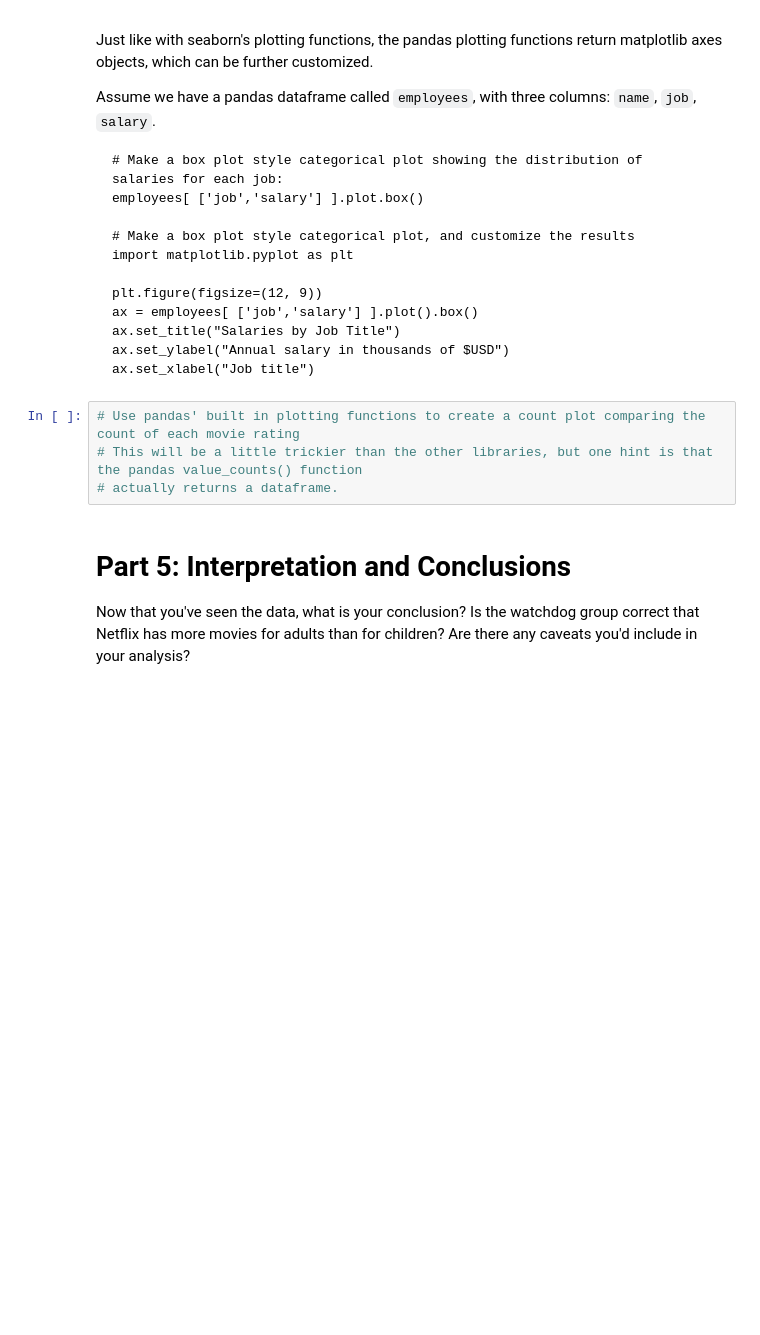
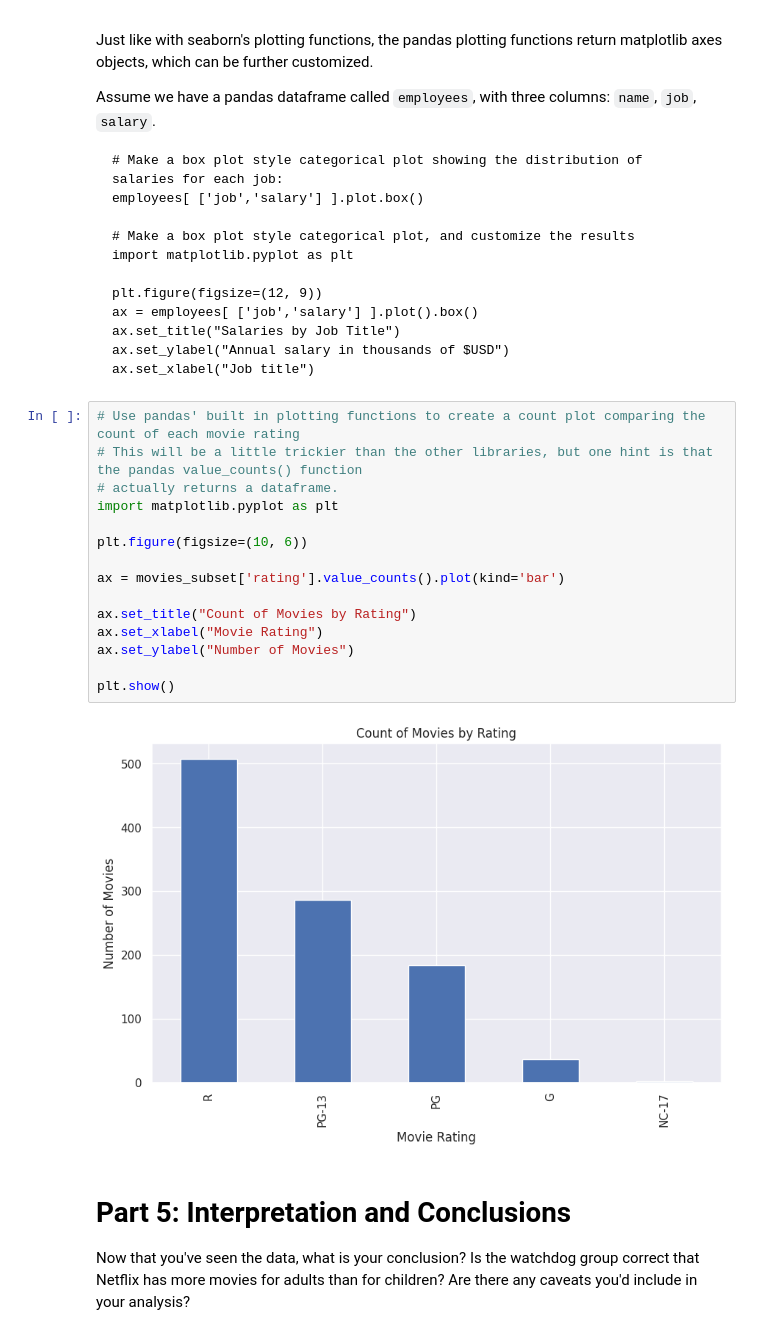
Before and after one commit to chengensung1219/machine-learning, a Jupyter notebook: notebooks/Exploration_01.ipynb, the cells around one changed output. Cells and saved outputs as stored; diff of their text form; blank space fills up the shorter version.

```diff
--- a/notebooks/Exploration_01.ipynb
+++ b/notebooks/Exploration_01.ipynb
@@ -270,7 +270,20 @@ Assume we have a pandas dataframe called `employees`, with three columns: `name`
 # %%
 # Use pandas' built in plotting functions to create a count plot comparing the count of each movie rating
 # This will be a little trickier than the other libraries, but one hint is that the pandas value_counts() function
 # actually returns a dataframe.
+import matplotlib.pyplot as plt
+
+plt.figure(figsize=(10, 6))
+
+ax = movies_subset['rating'].value_counts().plot(kind='bar')
+
+ax.set_title("Count of Movies by Rating")
+ax.set_xlabel("Movie Rating")
+ax.set_ylabel("Number of Movies")
+
+plt.show()
+# %% [output]
+[figure, added]
 # %% [markdown]
 # Part 5: Interpretation and Conclusions
 
```
Also changed, not shown: parts of 3 cells of this notebook.
